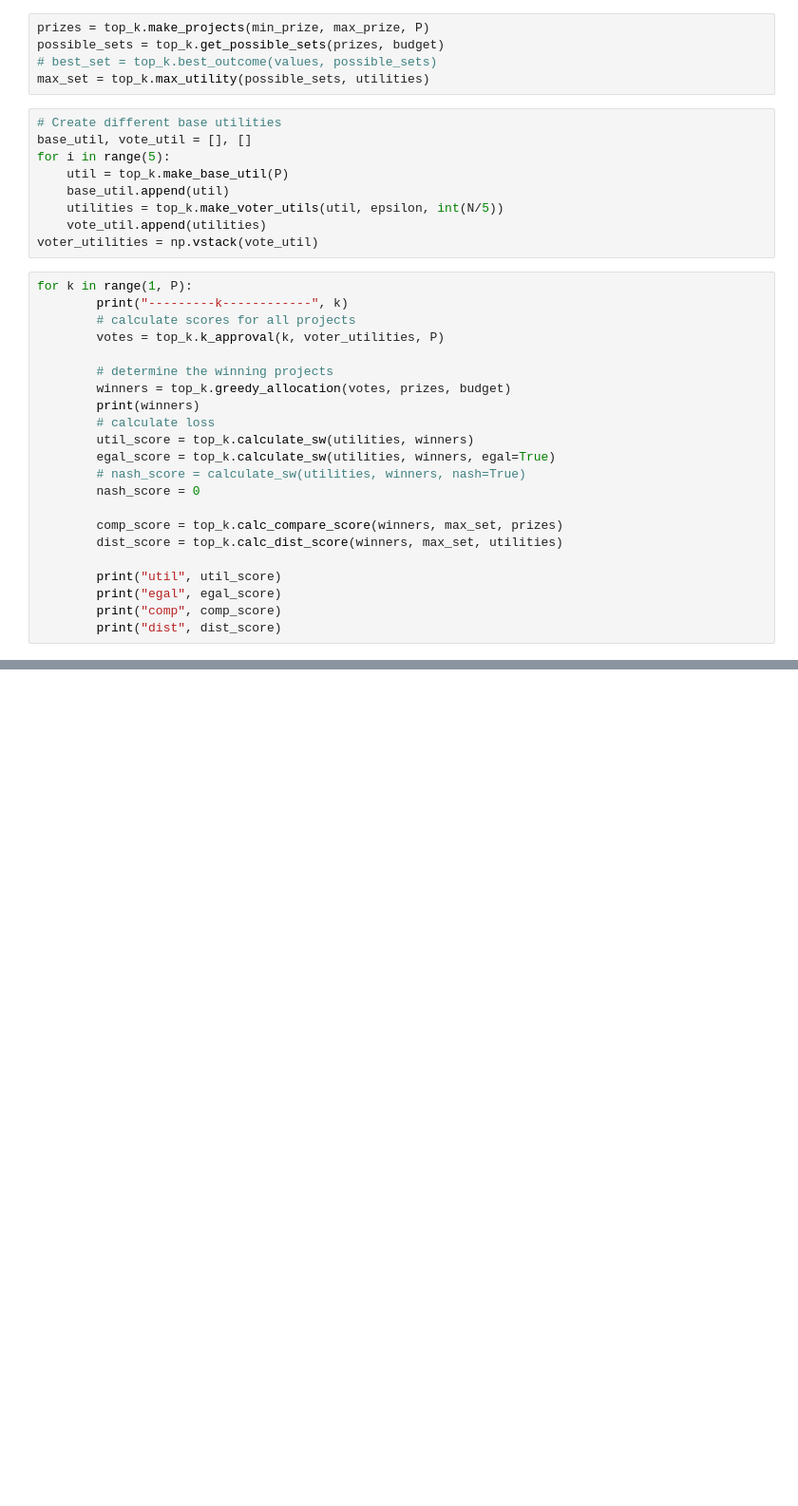
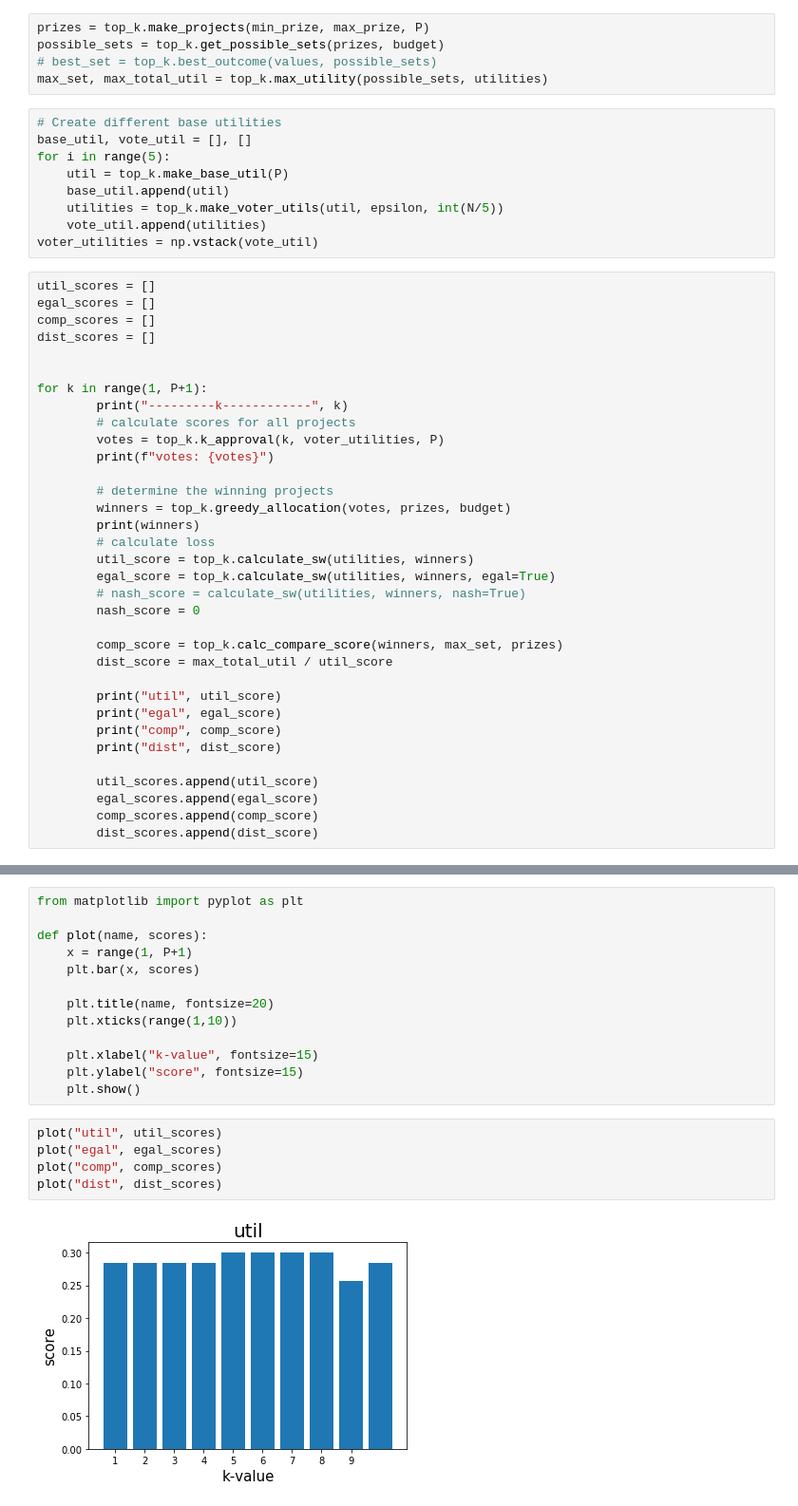
Before and after one commit to pdehaan274/ComSoc, a Jupyter notebook: analysis_puck.ipynb, the cells around one changed output, grey strips where cells are left out. Shown: that part at 95% size. Cells and saved outputs as stored; diff of their text form; blank space fills up the shorter version.

```diff
--- a/analysis_puck.ipynb
+++ b/analysis_puck.ipynb
@@ -172,7 +147,7 @@ max_prize = 25
 prizes = top_k.make_projects(min_prize, max_prize, P)
 possible_sets = top_k.get_possible_sets(prizes, budget)
 # best_set = top_k.best_outcome(values, possible_sets)
-max_set = top_k.max_utility(possible_sets, utilities)
+max_set, max_total_util = top_k.max_utility(possible_sets, utilities)
 # %%
 # Create different base utilities
 base_util, vote_util = [], []
@@ -183,10 +158,17 @@ for i in range(5):
     vote_util.append(utilities)
 voter_utilities = np.vstack(vote_util)
 # %%
-for k in range(1, P):
+util_scores = []
+egal_scores = []
+comp_scores = []
+dist_scores = []
+
+
+for k in range(1, P+1):
         print("---------k------------", k)
         # calculate scores for all projects
         votes = top_k.k_approval(k, voter_utilities, P)
+        print(f"votes: {votes}")
 
         # determine the winning projects
         winners = top_k.greedy_allocation(votes, prizes, budget)
@@ -198,11 +180,16 @@ for k in range(1, P):
         nash_score = 0
 
         comp_score = top_k.calc_compare_score(winners, max_set, prizes)
-        dist_score = top_k.calc_dist_score(winners, max_set, utilities)
+        dist_score = max_total_util / util_score
 
         print("util", util_score)
         print("egal", egal_score)
         print("comp", comp_score)
         print("dist", dist_score)
+
+        util_scores.append(util_score)
+        egal_scores.append(egal_score)
+        comp_scores.append(comp_score)
+        dist_scores.append(dist_score)
 # %% [output]
 ---------k------------ 1
@@ -224,0 +212,20 @@ dist 2.4467233281583423
+# %%
+from matplotlib import pyplot as plt
+
+def plot(name, scores):
+    x = range(1, P+1)
+    plt.bar(x, scores)
+
+    plt.title(name, fontsize=20)
+    plt.xticks(range(1,10))
+
+    plt.xlabel("k-value", fontsize=15)
+    plt.ylabel("score", fontsize=15)
+    plt.show()
+# %%
+plot("util", util_scores)
+plot("egal", egal_scores)
+plot("comp", comp_scores)
+plot("dist", dist_scores)
+# %% [output]
+[figure, added]
```
Also changed, not shown: parts of 8 cells of this notebook, 3 other files.
